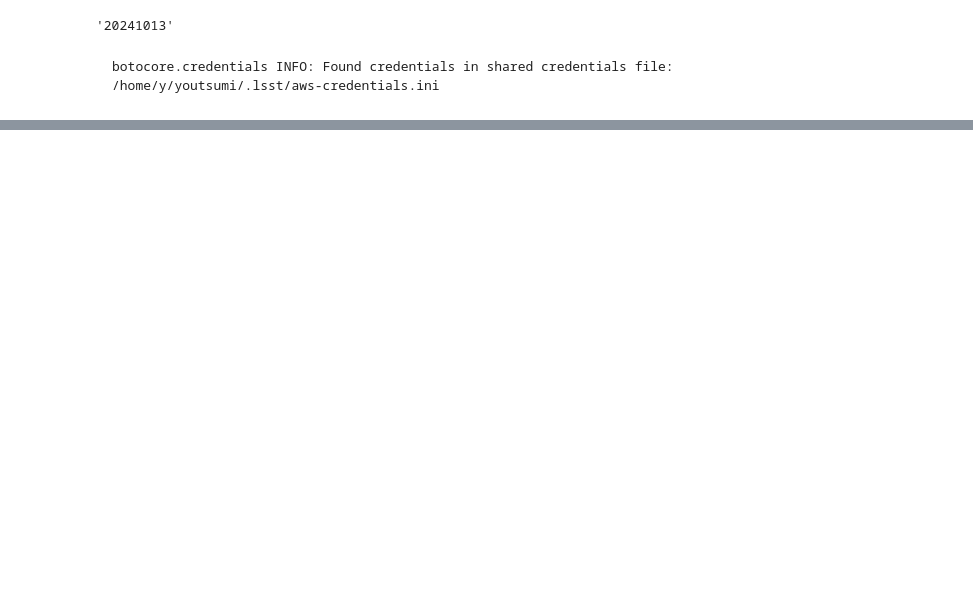
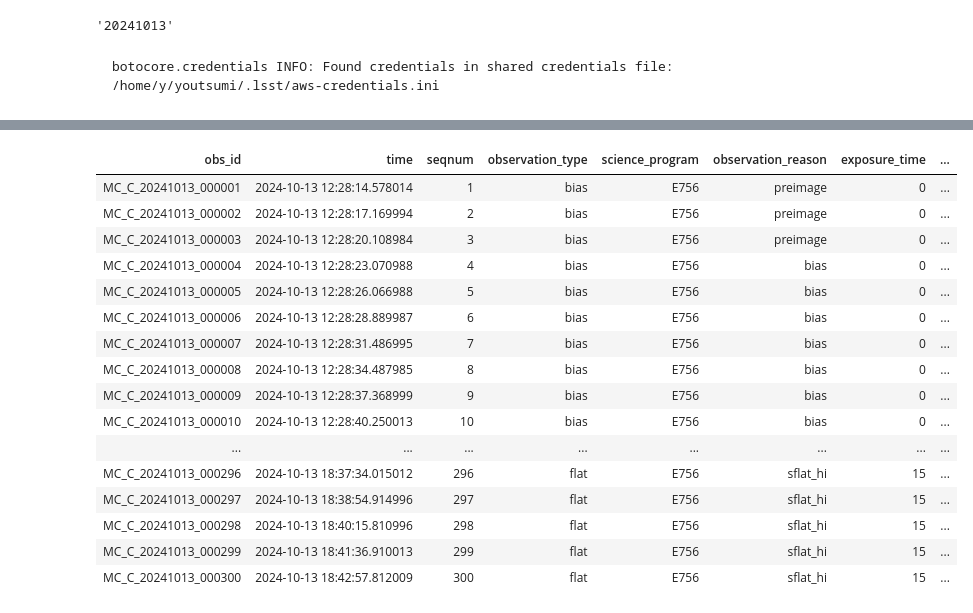
Before and after one commit to lsst/CameraTimesSquare, a Jupyter notebook: Run7/ImagesOfTheDay.ipynb, the cells around one changed output, grey strips where cells are left out. Cells and saved outputs as stored; diff of their text form; code cells hidden in the pictures; blank space fills up the shorter version.

```diff
--- a/Run7/ImagesOfTheDay.ipynb
+++ b/Run7/ImagesOfTheDay.ipynb
@@ -1,5 +1,6 @@
 # %%
 dayObs = 'Today'
+run = None
 # %%
 from lsst.daf.butler import Butler
 from astropy.table import Table
@@ -20,14 +22,19 @@ butler = Butler('embargo_new', collections=[
 botocore.credentials INFO: Found credentials in shared credentials file: /home/y/youtsumi/.lsst/aws-credentials.ini
 # %%
 exposureList = []
-for record in butler.registry.queryDimensionRecords("exposure",
-                    where=f"exposure.day_obs={dayObs} and instrument='LSSTCam'"):
+
+if run is None:
+    where=f"exposure.day_obs={dayObs} and instrument='LSSTCam'"
+else:
+    where=f"exposure.science_program={run} and instrument='LSSTCam'"
+
+for record in butler.registry.queryDimensionRecords("exposure", where=where):
     nimage=len(list(butler.registry.queryDatasets('raw',dataId=record.dataId)))
     hasPD=len(list(butler.registry.queryDatasets('photodiode',dataId=record.dataId)))
     exposureList.append([record.id, record, nimage, hasPD])
 exposureList.sort(key=lambda x: x[0])
 table = Table(rows=[ (
-            record.obs_id,
+            f'<a href=http://lsstcam-mcm.cp.lsst.org/FITSInfo/view.html?image={record.obs_id})>{record.obs_id}</a>',
             record.timespan.begin.iso,
             record.seq_num,
             record.observation_type,
@@ -37,12 +44,6 @@ table = Table(rows=[ (
             record.physical_filter,
             nimage,
             hasPD,
-            f'http://lsstcam-mcm.cp.lsst.org/FITSInfo/view.html?image={record.obs_id}'
                      )
-            for [id,record,nimage, hasPD] in exposureList ],
-            names=[
-                   'obs_id', 'time', 'seqnum', 'observation_type',
-                   'science_program', 'observation_reason','exposure_time',
-                   'physical_filter', 'nimage', 'hasPD', 'ImageViewer'
-                  ])
-table.pprint_all()
+            for [id,record,nimage, hasPD] in exposureList ]
+            )
@@ -66,0 +50,25 @@ MC_C_20241013_000282 2024-10-13 18:18:40.654996    282             flat
+# %%
+#table.pformat_all()
+tabulate.tabulate(table, tablefmt='unsafehtml',headers=[
+                   'obs_id', 'time', 'seqnum', 'observation_type',
+                   'science_program', 'observation_reason','exposure_time',
+                   'physical_filter', 'nimage', 'hasPD'
+                  ])
+# %% [output]
+| obs_id | time | seqnum | observation_type | science_program | observation_reason | exposure_time | ... |
+| MC_C_20241013_000001 | 2024-10-13 12:28:14.578014 | 1 | bias | E756 | preimage | 0 | ... |
+| MC_C_20241013_000002 | 2024-10-13 12:28:17.169994 | 2 | bias | E756 | preimage | 0 | ... |
+| MC_C_20241013_000003 | 2024-10-13 12:28:20.108984 | 3 | bias | E756 | preimage | 0 | ... |
+| MC_C_20241013_000004 | 2024-10-13 12:28:23.070988 | 4 | bias | E756 | bias | 0 | ... |
+| MC_C_20241013_000005 | 2024-10-13 12:28:26.066988 | 5 | bias | E756 | bias | 0 | ... |
+| MC_C_20241013_000006 | 2024-10-13 12:28:28.889987 | 6 | bias | E756 | bias | 0 | ... |
+| MC_C_20241013_000007 | 2024-10-13 12:28:31.486995 | 7 | bias | E756 | bias | 0 | ... |
+| MC_C_20241013_000008 | 2024-10-13 12:28:34.487985 | 8 | bias | E756 | bias | 0 | ... |
+| MC_C_20241013_000009 | 2024-10-13 12:28:37.368999 | 9 | bias | E756 | bias | 0 | ... |
+| MC_C_20241013_000010 | 2024-10-13 12:28:40.250013 | 10 | bias | E756 | bias | 0 | ... |
+| ... | ... | ... | ... | ... | ... | ... | ... |
+| MC_C_20241013_000296 | 2024-10-13 18:37:34.015012 | 296 | flat | E756 | sflat_hi | 15 | ... |
+| MC_C_20241013_000297 | 2024-10-13 18:38:54.914996 | 297 | flat | E756 | sflat_hi | 15 | ... |
+| MC_C_20241013_000298 | 2024-10-13 18:40:15.810996 | 298 | flat | E756 | sflat_hi | 15 | ... |
+| MC_C_20241013_000299 | 2024-10-13 18:41:36.910013 | 299 | flat | E756 | sflat_hi | 15 | ... |
+| MC_C_20241013_000300 | 2024-10-13 18:42:57.812009 | 300 | flat | E756 | sflat_hi | 15 | ... |
```
Also changed, not shown: parts of 2 cells of this notebook, 2 other files.
